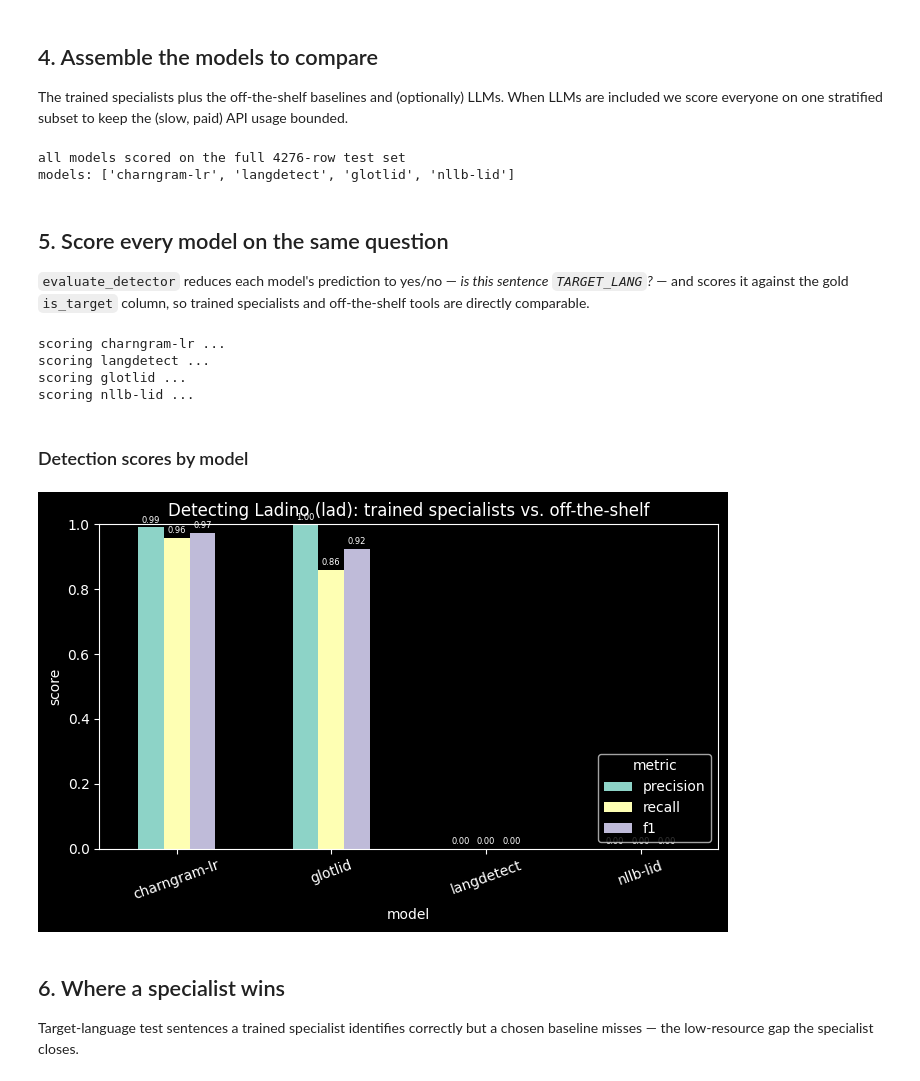
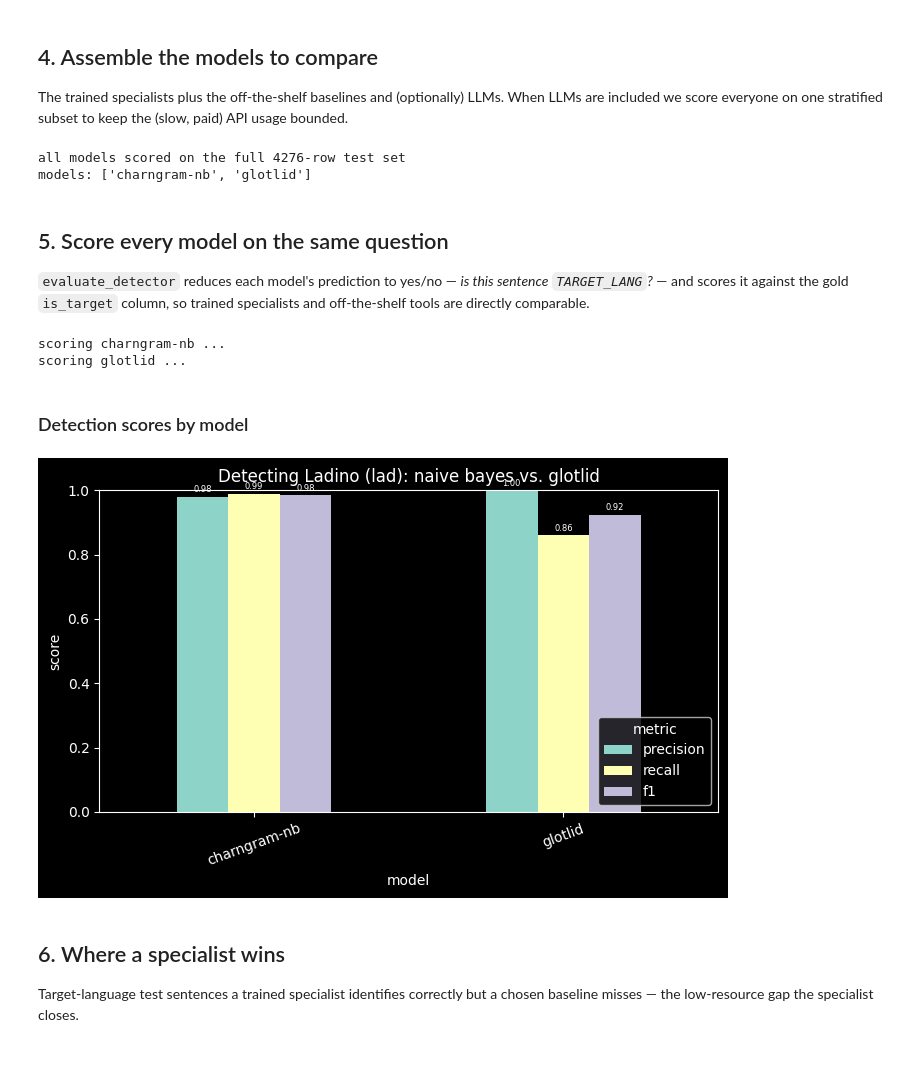
Before and after one commit to Mozilla-Data-Collective/language-id, a Jupyter notebook: src/language_id/notebooks/train-single-language-detector.ipynb, the cells around one changed output. Saved outputs shown, nothing was run; the diff lists cells and outputs as text; code cells hidden in the pictures.

Commit message:
Swap logistic regression with naive bayes

```diff
--- a/src/language_id/notebooks/train-single-language-detector.ipynb
+++ b/src/language_id/notebooks/train-single-language-detector.ipynb
@@ -60,7 +60,7 @@ HF_MODEL_ID = DEFAULT_HF_MODEL_ID  # e.g. 'Qwen/Qwen3-0.6B'
 HF_EPOCHS = 1
 HF_BATCH_SIZE = 16
 
-STANDARD = ['langdetect', 'glotlid', 'nllb-lid']
+STANDARD = ['glotlid']
 LLMS = []           # [] to skip.
 MAX_TEST_FOR_LLMS = 300          # cap shared test rows when LLMs are compared
 MAX_OUTPUT_TOKENS = 256
@@ -103,0 +95,5 @@ classes: ['lad', 'other']
+# %%
+naive_bayes = train_naive_bayes(train_df)
+print('trained:', naive_bayes.name)
+print('hashed feature buckets:', naive_bayes.pipeline.named_steps['hash'].n_features)
+print('classes:', list(naive_bayes.pipeline.named_steps['nb'].classes_))
@@ -130,7 +130,7 @@ else:
     eval_df = test_df
     print(f'all models scored on the full {len(eval_df)}-row test set')
 
-models = {logreg.name: logreg}
+models = {naive_bayes.name: naive_bayes}
 if hf_lid is not None:
     models[hf_lid.name] = hf_lid
 for name in STANDARD:
@@ -140,7 +140,7 @@ for name in LLMS:
 print('models:', list(models))
 # %% [output]
 all models scored on the full 4276-row test set
-models: ['charngram-lr', 'langdetect', 'glotlid', 'nllb-lid']
+models: ['charngram-nb', 'glotlid']
 # %% [markdown]
 ## 5. Score every model on the same question
 
@@ -163,28 +163,26 @@ results = pd.DataFrame(rows).sort_values('f1', ascending=False).reset_index(drop
 results.style.format({c: '{:.3f}' for c in metric_cols}).background_gradient(
     subset=metric_cols, cmap='Greens', vmin=0, vmax=1
 )
-results.to_csv(RESULTS_DIR / f'{TARGET_LANG}_specialist_results.csv', index=False)
+results.to_csv(RESULTS_DIR / f'{TARGET_LANG}_naivebayes_results.csv', index=False)
 # %% [output]
-scoring charngram-lr ...
-scoring langdetect ...
+scoring charngram-nb ...
 scoring glotlid ...
-scoring nllb-lid ...
 # %% [markdown]
 ### Detection scores by model
 # %%
 ax = results.set_index('model')[['precision', 'recall', 'f1']].plot.bar(
     figsize=(max(7, 1.4 * len(results)), 4.5), rot=20, ylim=(0, 1)
 )
 ax.set_ylabel('score')
-ax.set_title(f'Detecting {language_name(TARGET_LANG)} ({TARGET_LANG}): trained specialists vs. off-the-shelf')
+ax.set_title(f'Detecting {language_name(TARGET_LANG)} ({TARGET_LANG}): naive bayes vs. glotlid')
 ax.legend(title='metric', loc='lower right')
 for container in ax.containers:
     ax.bar_label(container, fmt='%.2f', fontsize=6, padding=2)
 plt.tight_layout()
 plt.savefig(RESULTS_DIR / f'{TARGET_LANG}_specialist_results.png')
 plt.show()
 # %% [output]
-[figure, old version]
+[figure, new version]
 # %% [markdown]
 ## 6. Where a specialist wins
 
```
Also changed, not shown: parts of 7 cells of this notebook.
